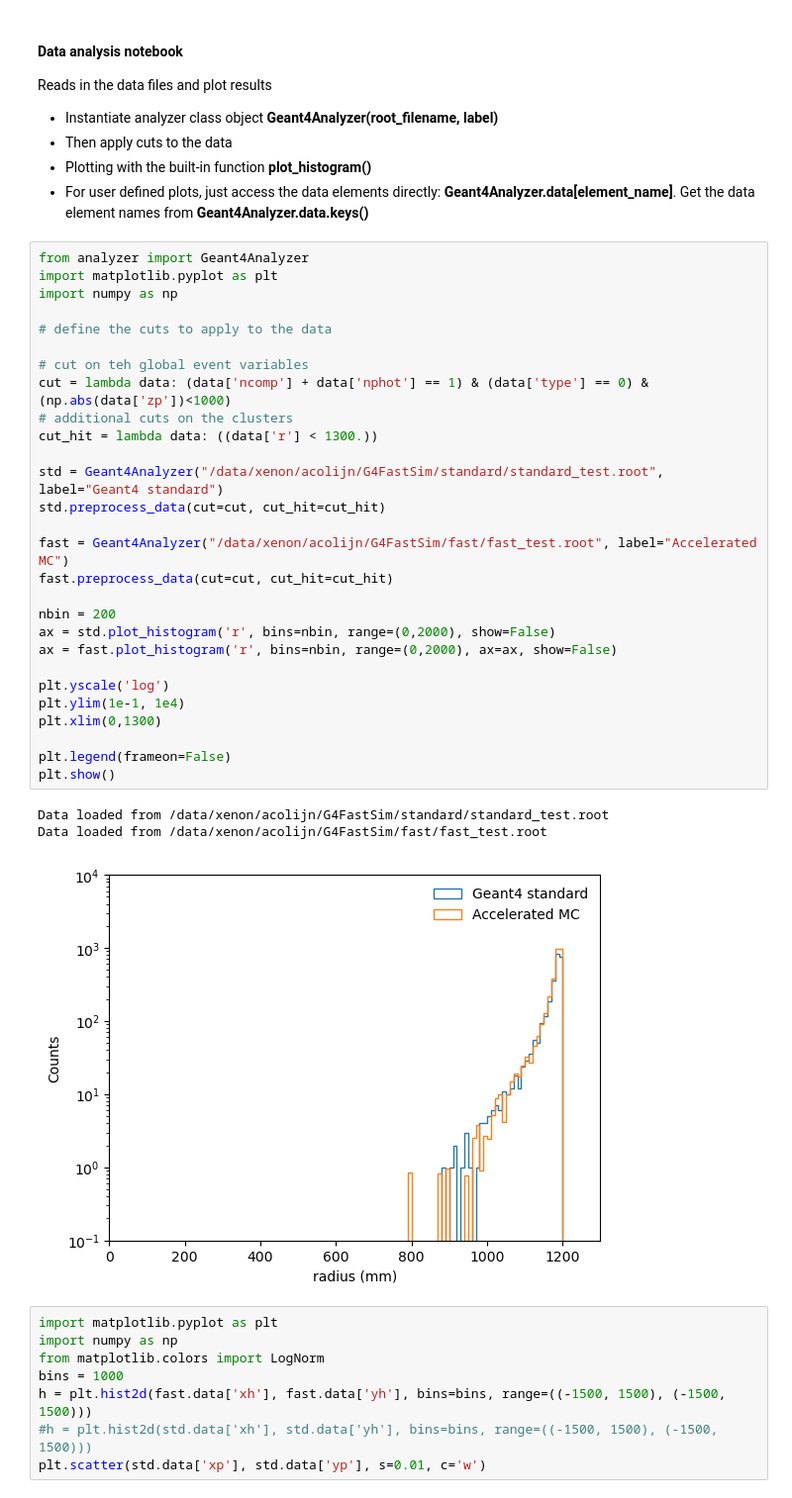
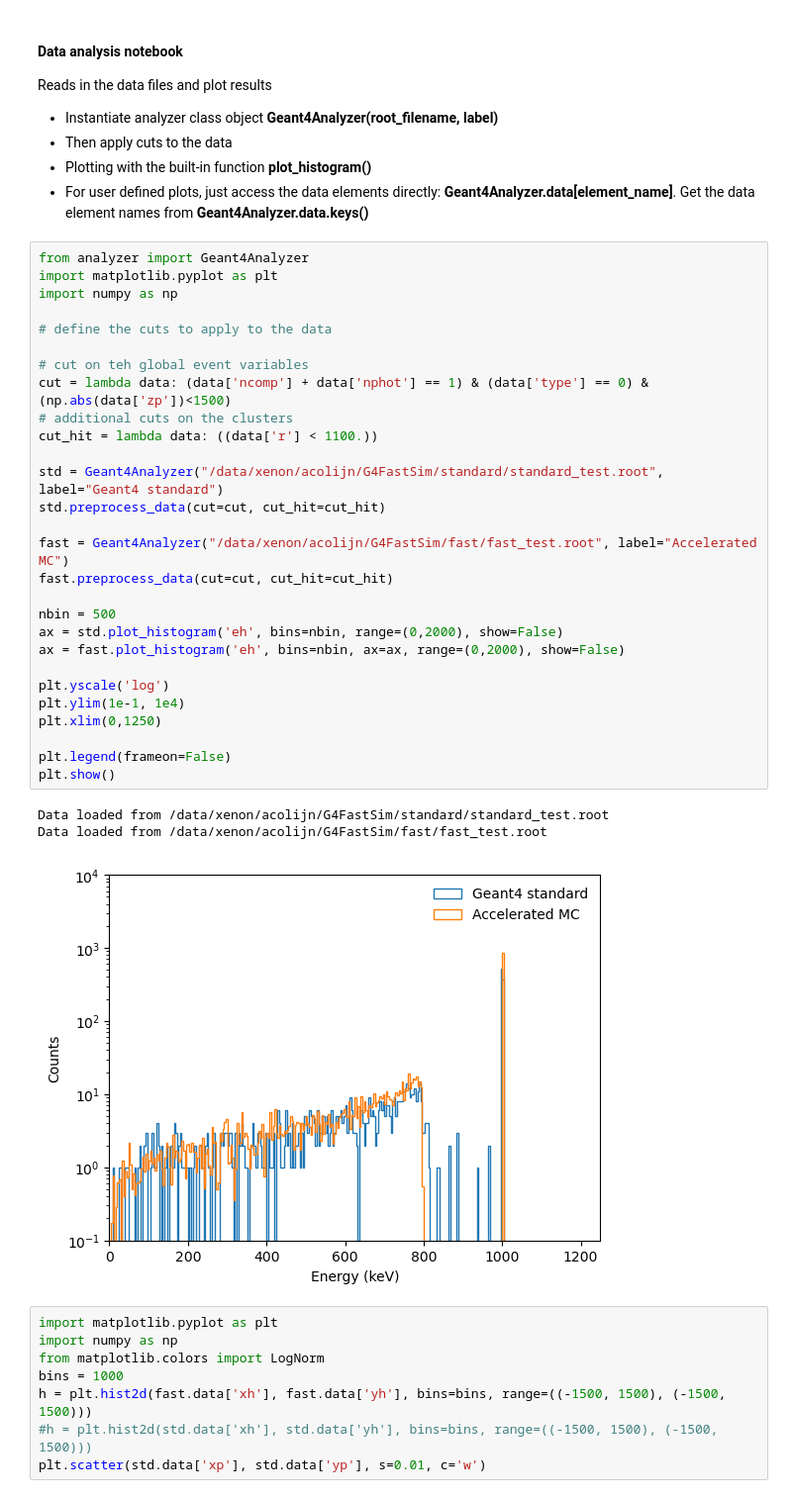
Before and after one commit to acolijn/G4FastSim, a Jupyter notebook: notebook/analysis.ipynb, the cells around one changed output. Shown at 99% size. Cells and saved outputs as stored; diff of their text form.

```diff
--- a/notebook/analysis.ipynb
+++ b/notebook/analysis.ipynb
@@ -10,35 +10,35 @@ Reads in the data files and plot results
 # %%
 from analyzer import Geant4Analyzer
 import matplotlib.pyplot as plt
 import numpy as np
 
 # define the cuts to apply to the data
 
 # cut on teh global event variables
-cut = lambda data: (data['ncomp'] + data['nphot'] == 1) & (data['type'] == 0) & (np.abs(data['zp'])<1000)
+cut = lambda data: (data['ncomp'] + data['nphot'] == 1) & (data['type'] == 0) & (np.abs(data['zp'])<1500)
 # additional cuts on the clusters
-cut_hit = lambda data: ((data['r'] < 1300.))
+cut_hit = lambda data: ((data['r'] < 1100.))
 
 std = Geant4Analyzer("/data/xenon/acolijn/G4FastSim/standard/standard_test.root", label="Geant4 standard")
 std.preprocess_data(cut=cut, cut_hit=cut_hit)
 
 fast = Geant4Analyzer("/data/xenon/acolijn/G4FastSim/fast/fast_test.root", label="Accelerated MC")
 fast.preprocess_data(cut=cut, cut_hit=cut_hit)
 
-nbin = 200
-ax = std.plot_histogram('r', bins=nbin, range=(0,2000), show=False)
-ax = fast.plot_histogram('r', bins=nbin, range=(0,2000), ax=ax, show=False)
+nbin = 500
+ax = std.plot_histogram('eh', bins=nbin, range=(0,2000), show=False)
+ax = fast.plot_histogram('eh', bins=nbin, ax=ax, range=(0,2000), show=False)
 
 plt.yscale('log')
 plt.ylim(1e-1, 1e4)
-plt.xlim(0,1300)
+plt.xlim(0,1250)
 
 plt.legend(frameon=False)
 plt.show()
 # %% [output]
 Data loaded from /data/xenon/acolijn/G4FastSim/standard/standard_test.root
 Data loaded from /data/xenon/acolijn/G4FastSim/fast/fast_test.root
-[figure, old version]
+[figure, new version]
 # %%
 import matplotlib.pyplot as plt
 import numpy as np
```
Also changed, not shown: parts of 1 cell of this notebook, 4 other files.
